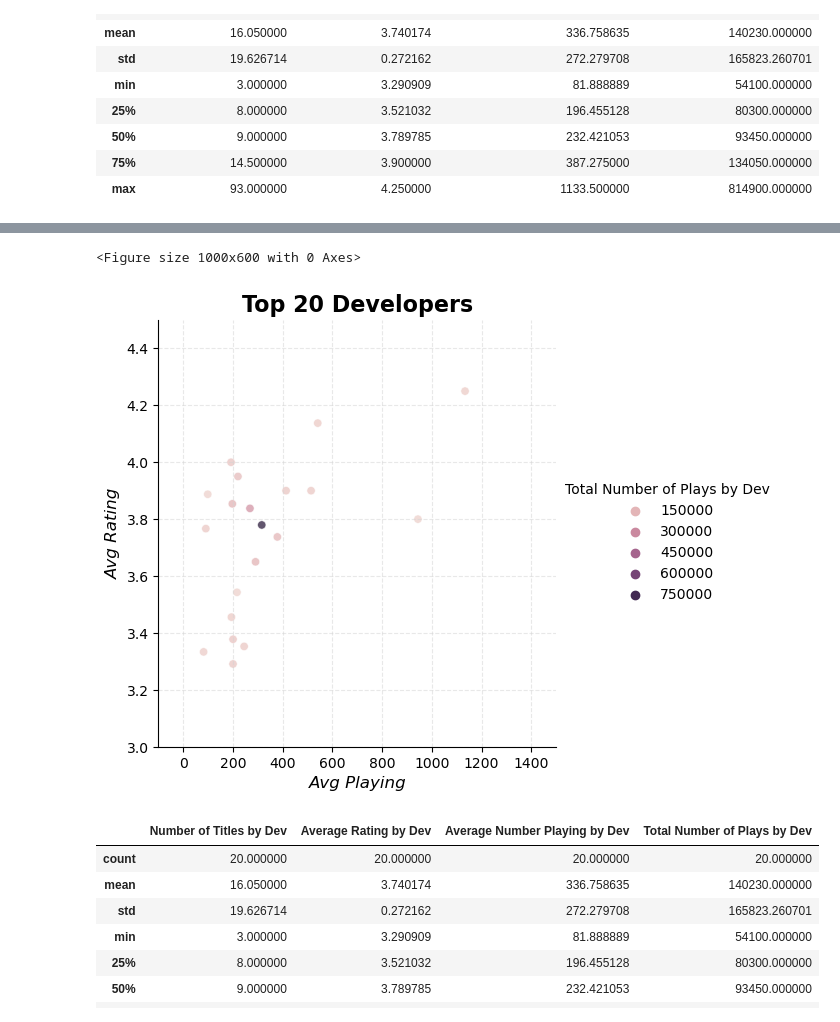
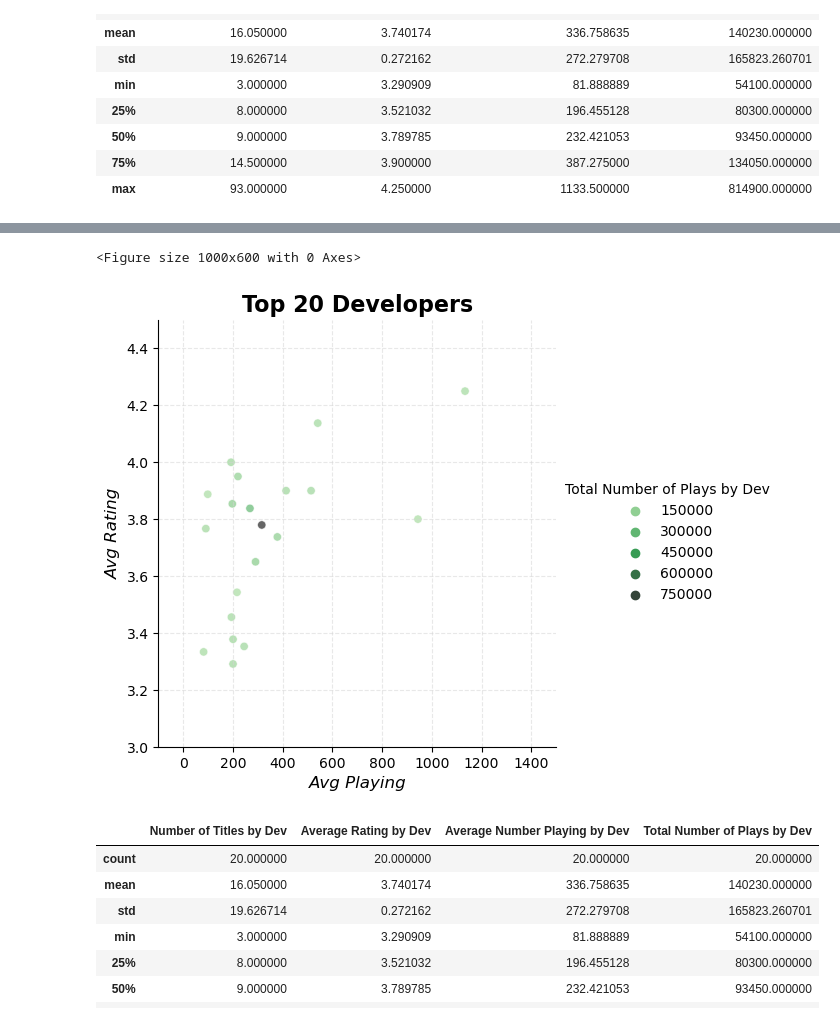
Before and after one commit to MasonNDeJesus/project_1_group_09, a Jupyter notebook: Nick_project_work/data_cleaning.ipynb, the cells around one changed output, grey strips where cells are left out. Drawn from its saved outputs; the diff is of its cells as text; code cells hidden in the pictures.

Commit message:
Finished Charting
Post-save deleting extra rows

```diff
--- a/Nick_project_work/data_cleaning.ipynb
+++ b/Nick_project_work/data_cleaning.ipynb
@@ -579,29 +581,30 @@ top_20_by_plays.reset_index('Developers')
 # %%
 # Basic Scatter
 # https://seaborn.pydata.org/examples/scatter_bubbles.html
 
 custompalette = sns.set_palette(sns.color_palette(colors))
 x = top_20_by_plays['Average Number Playing by Dev']
 y = top_20_by_plays['Average Rating by Dev']
 
 # create the plot
 plt.figure(figsize=(10,6))
-sns.relplot(x=x, y=y, alpha=.75, hue=top_20_by_plays['Total Number of Plays by Dev'])
+sns.relplot(x=x, y=y, alpha=.75, hue=top_20_by_plays['Total Number of Plays by Dev'], palette='Greens_d')
+
 
 # customizations
 plt.xlabel("Avg Playing", fontstyle="italic", fontsize=12)
 plt.ylabel("Avg Rating", fontstyle="italic", fontsize=12)
 plt.title("Top 20 Developers", fontsize=16, fontweight="bold")
 plt.xlim(-100, 1500)
 plt.ylim(3,4.5)
 
 plt.grid(color="lightgrey", axis="x", linestyle="--", alpha=0.5)
 plt.grid(color="lightgrey", axis="y", linestyle="--", alpha=0.5)
 
 # show
 # %% [output]
 <Figure size 1000x600 with 0 Axes>
-[figure, old version]
+[figure, new version]
 # %%
 top_20_by_plays.describe()
 # %% [output]
```
Also changed, not shown: parts of 14 cells of this notebook.
